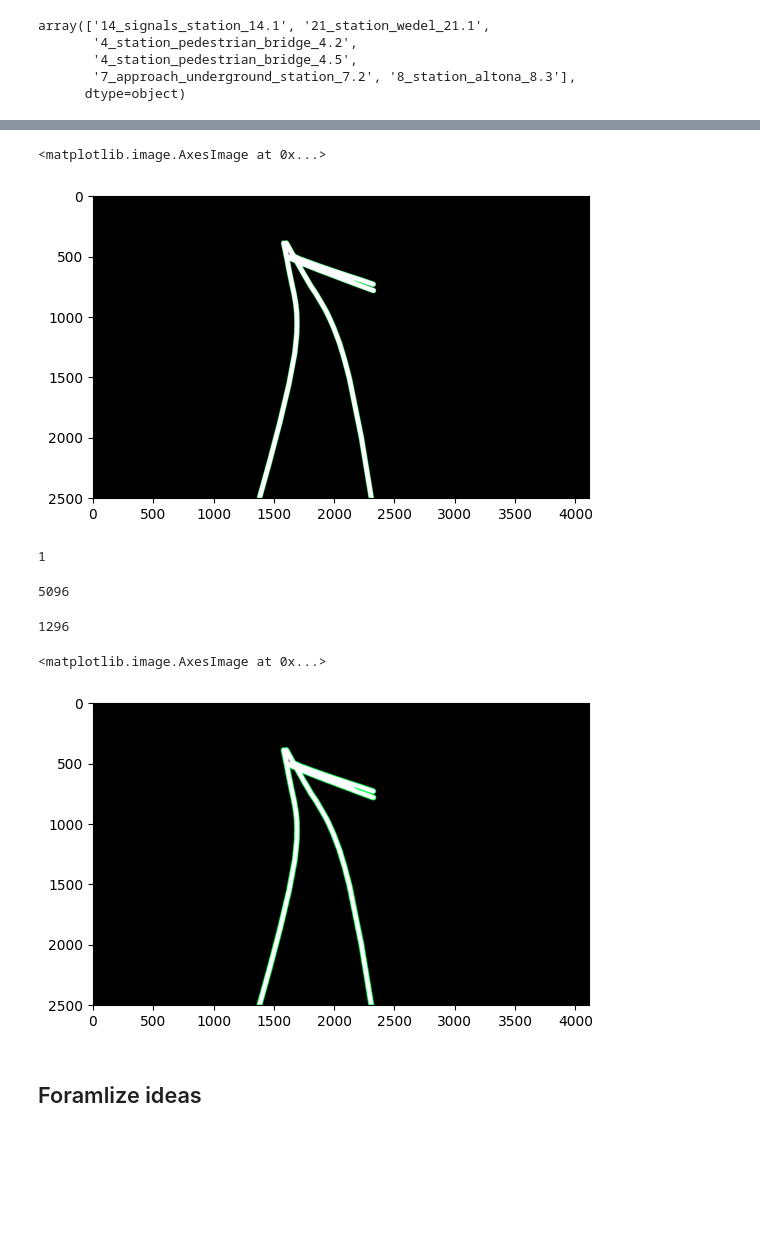
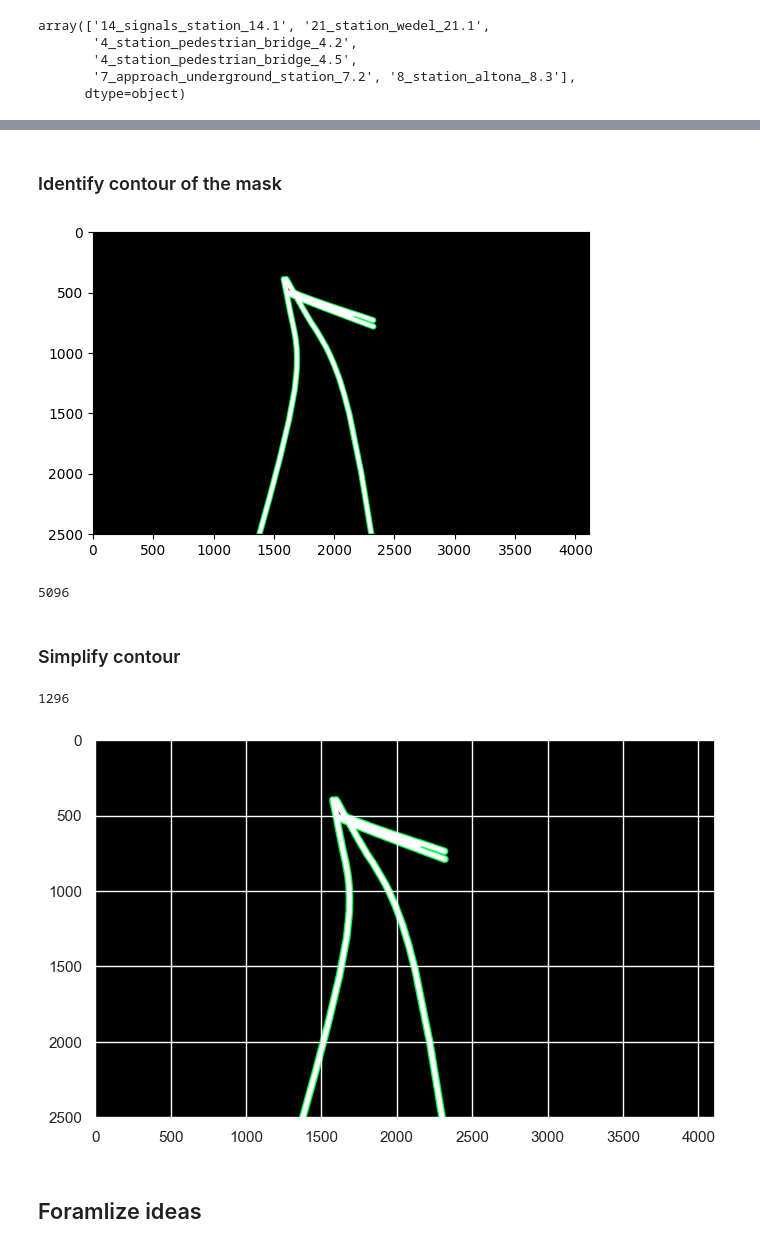
Before and after one commit to clewfirstspockonehanded/rail_detection_preparation, a Jupyter notebook: 02_data_split.ipynb, the cells around one changed output, grey strips where cells are left out. Cells and saved outputs as stored; diff of their text form; code cells hidden in the pictures; blank space fills up the shorter version.

```diff
--- a/02_data_split.ipynb
+++ b/02_data_split.ipynb
@@ -124,3 +151,5 @@ plt.imshow(mask)
+# %% [markdown]
+### Identify contour of the mask
 # %%
 mask_temp = mask.copy()
 imgray = cv2.cvtColor(mask_temp, cv2.COLOR_BGR2GRAY)
@@ -128,20 +157,17 @@ ret, thresh = cv2.threshold(imgray, 0.5, 1, cv2.THRESH_BINARY)
 contours, hierarchy = cv2.findContours(
     thresh, cv2.RETR_EXTERNAL, cv2.CHAIN_APPROX_SIMPLE
 )
-cv2.drawContours(mask_temp, contours, -1, (0, 255, 75), 2)
-plt.imshow(mask_temp)
+cv2.drawContours(mask_temp, contours, -1, (0, 255, 75), 8)
+_ = plt.imshow(mask_temp)
 # %% [output]
-<matplotlib.image.AxesImage at 0x...>
 [figure]
-# %%
-len(contours)
-# %% [output]
-1
 # %%
 for c in contours:
     print(len(c))
 # %% [output]
 5096
+# %% [markdown]
+### Simplify contour
 # %%
 contours_small = []
 for idx, contour in enumerate(contours):
@@ -157,11 +183,10 @@ for c in contours_small:
 1296
 # %%
 mask_temp = mask.copy()
-cv2.drawContours(mask_temp, [con_short], -1, (0, 255, 75), 5)
-plt.imshow(mask_temp)
+cv2.drawContours(mask_temp, [con_short], -1, (0, 255, 75), 8)
+_ = plt.imshow(mask_temp)
 # %% [output]
-<matplotlib.image.AxesImage at 0x...>
-[figure, old version]
+[figure, new version]
 # %% [markdown]
 ## Foramlize ideas
 # %%
```
Also changed, not shown: parts of 18 cells of this notebook, 3 other files.
